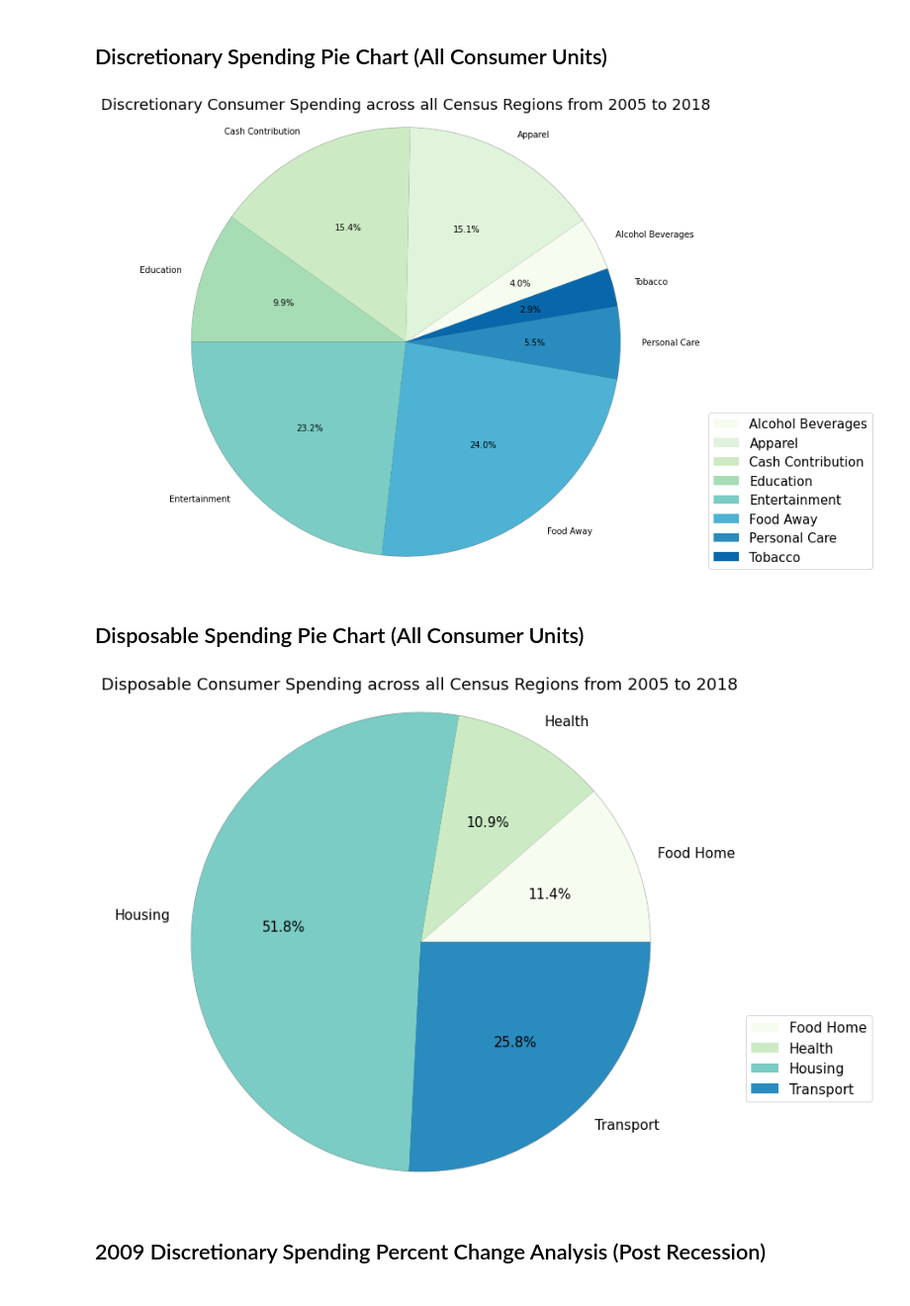
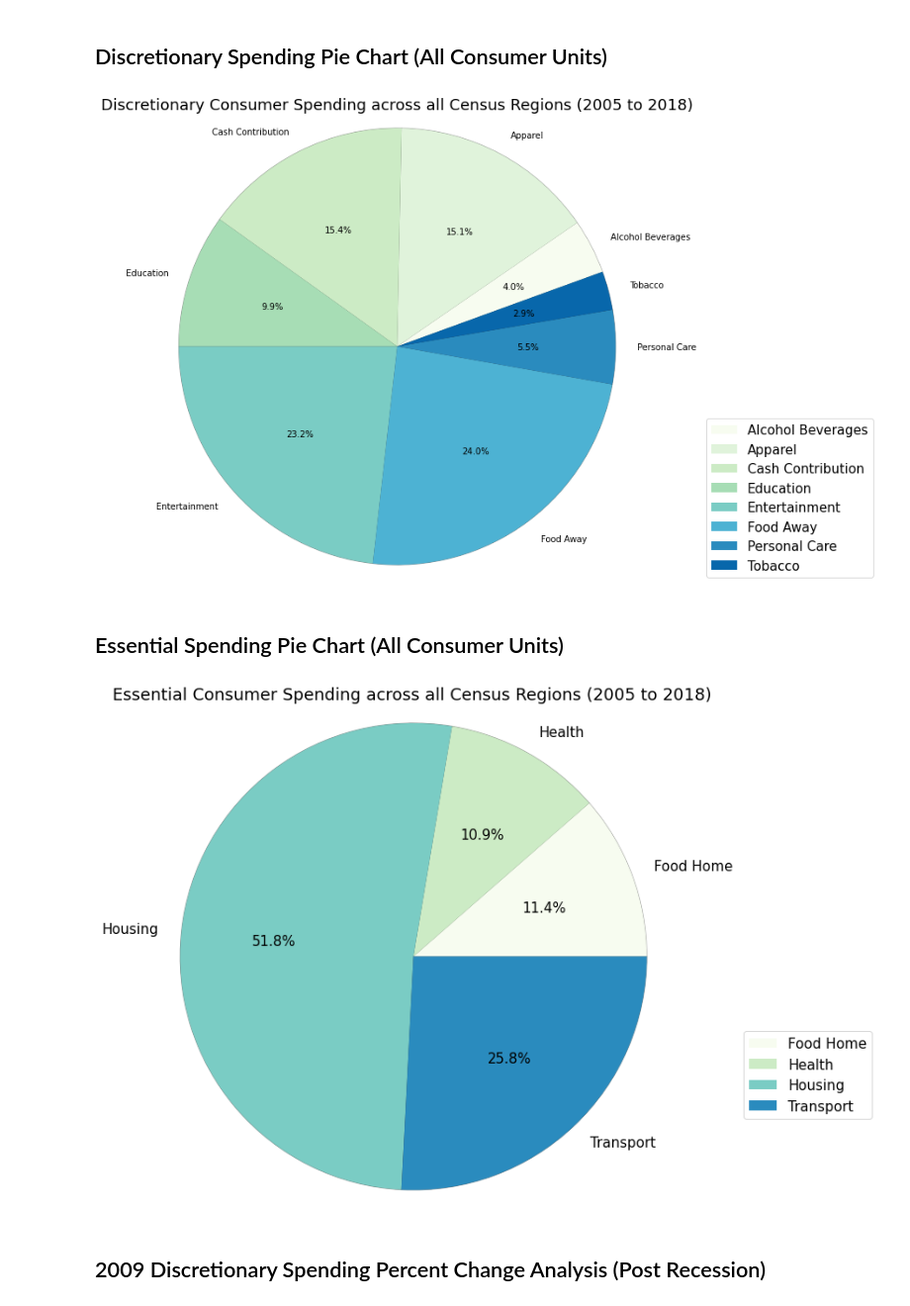
Before and after one commit to joshcoronel/discretionary-spending, a Jupyter notebook: Project_1_main.ipynb, the cells around one changed output. Shown at 99% size. Saved outputs shown, nothing was run; the diff lists cells and outputs as text; code cells hidden in the pictures.

```diff
--- a/Project_1_main.ipynb
+++ b/Project_1_main.ipynb
@@ -146,7 +146,7 @@ plt.legend(
     bbox_to_anchor=(1, 0.4),
     bbox_transform=fig1.transFigure
 )
-plt.title('Discretionary Consumer Spending across all Census Regions from 2005 to 2018')
+plt.title('Discretionary Consumer Spending across all Census Regions (2005 to 2018)')
 plt.xlabel('')
 plt.ylabel('')
 
@@ -154,44 +154,44 @@ plt.ylabel('')
 plt.savefig('Images/discretionary_spend.png')
 plt.show()
 # %% [output]
-[figure, old version]
+[figure, new version]
 # %% [markdown]
-## Disposable Spending Pie Chart (All Consumer Units)
+## Essential Spending Pie Chart (All Consumer Units)
 # %%
 # Labels of the categories
 disposable_labels = sorted(list(disposable_dict.values()))
 
 # Don't explode any slice of the pie
 explode = (0, 0, 0, 0)
 
 # Initialize figure and axis
 fig1, ax1 = plt.subplots(figsize=(10,10))
 
 # Create pie chart of the breakdown of discretionary spending
 theme = plt.get_cmap("GnBu") #CHANGE THIS TO EDIT COLORS. SEE CMAP COLOR FORMATS, https://matplotlib.org/3.1.0/tutorials/colors/colormaps.html
 ax1.set_prop_cycle("color", [theme(1. * i / len(total_disposable))
                              for i in range(len(total_disposable))])
 
 ax1.pie(total_disposable, explode=explode, labels=disposable_labels, autopct='%1.1f%%',
         shadow=True, startangle=0, radius=1800)
 ax1.axis('equal')  # Equal aspect ratio ensures that pie is drawn as a circle.
 
 plt.rcParams['font.size'] = 15
 
 plt.legend(
     loc='upper left',
     bbox_to_anchor=(1, 0.4),
     bbox_transform=fig1.transFigure
 )
-plt.title('Disposable Consumer Spending across all Census Regions from 2005 to 2018')
+plt.title('Essential Consumer Spending across all Census Regions (2005 to 2018)')
 plt.xlabel('')
 plt.ylabel('')
 
 # Save figure
 plt.savefig('Images/disposable_spend.png')
 plt.show()
 # %% [output]
-[figure, old version]
+[figure, new version]
 # %% [markdown]
 ## 2009 Discretionary Spending Percent Change Analysis (Post Recession)
 # %%
```
Also changed, not shown: parts of 4 cells of this notebook.
